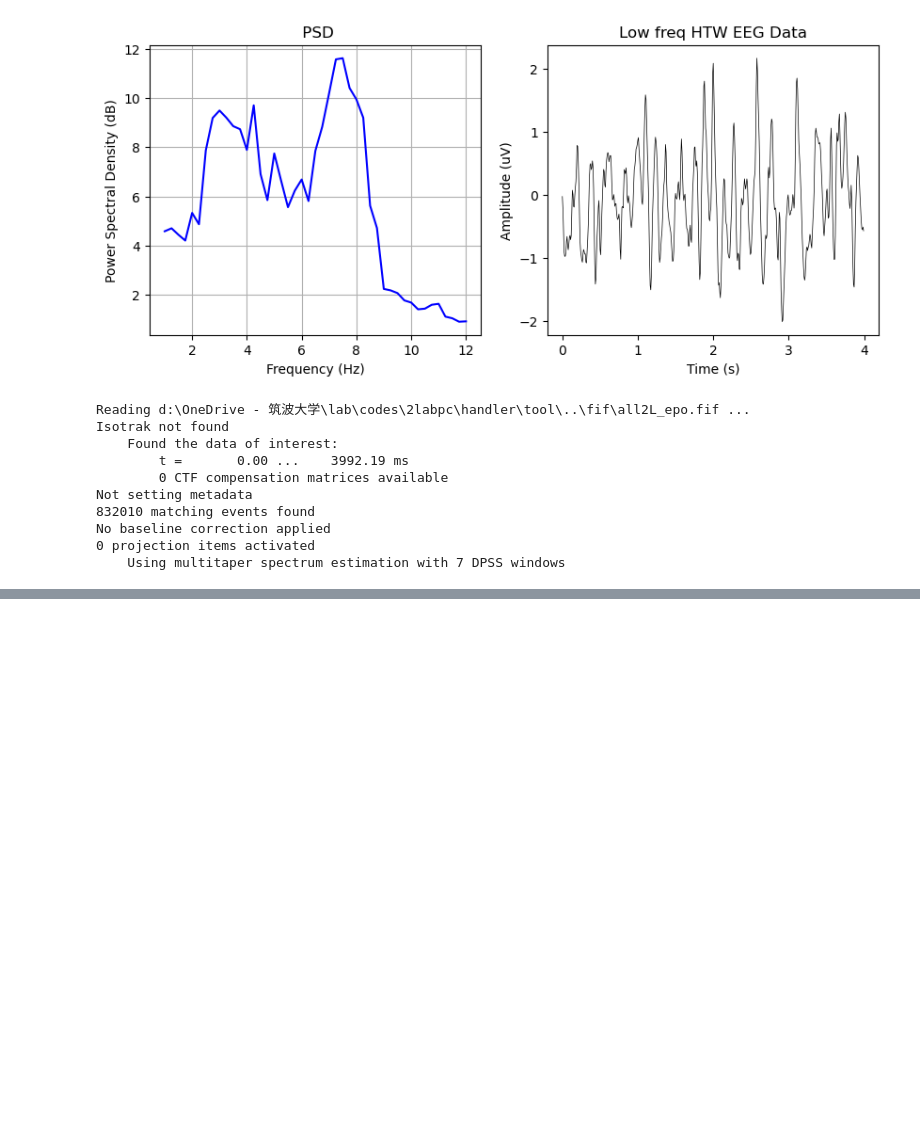
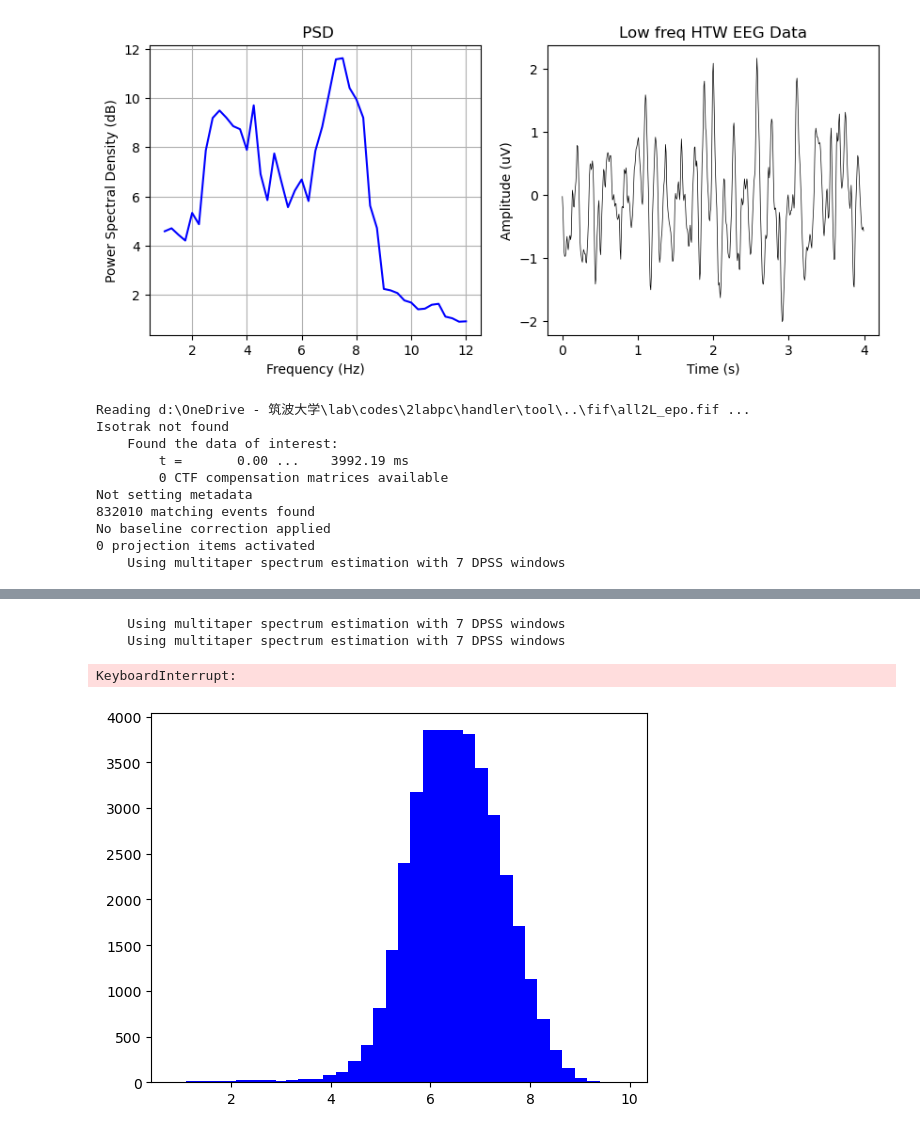
Before and after one commit to impPie/labpc, a Jupyter notebook: handler/tool/newVis.ipynb, the cells around one changed output, grey strips where cells are left out. Cells and saved outputs as stored; diff of their text form; code cells hidden in the pictures; blank space fills up the shorter version.

```diff
--- a/handler/tool/newVis.ipynb
+++ b/handler/tool/newVis.ipynb
@@ -425,0 +428,6 @@ No baseline correction applied
+# %%
+import mne
+import matplotlib.pyplot as plt
+
+epochs = mne.read_epochs("../fif/all_epo.fif")
+# fig, axs = plt.subplots(nrows=1, ncols=3, figsize=(16, 4))
@@ -425,0 +444,50 @@ No baseline correction applied
+# %%
+import matplotlib.pyplot as plt
+import numpy as np
+
+def critical_point(psd, f):
+    psd = psd.flatten()
+    f = f.flatten()
+    max_ind = 1
+    max_cp = 0
+    for cp in range(len(f)):
+        l = np.sum(psd[:cp])
+        h = np.sum(psd[cp:])
+        h_ind = abs((h-l)/(h+l))
+
+        if h_ind < max_ind:
+            max_ind = h_ind
+            max_cp = cp
+            # print("CP:{} | L:{} | H:{}".format(cp,l,h))
+            # print("Percentage: L = {}% | H = {}%".format(100*l/(l+h), 100*h/(l+h)))
+    return f[max_cp]
+
+def cp_bar(l):
+    psd, freqs = epochs[l].compute_psd(
+        fmin=1, fmax=12).get_data(return_freqs=True)
+    psd = psd.reshape(-1, 45)
+    ct = []
+    for i in psd:
+        ct.append(critical_point(i, freqs))
+
+    d = {x: ct.count(x) for x in ct}
+
+    f = d.keys()
+    n = d.values()
+    plt.bar(f, n, color="blue", label="{}TW".format(l))
+
+
+    # plt.bar(f, n, color="blue", label="LTW")
+    # plt.bar(*zip(*d.items()))
+cp_bar("H")
+cp_bar("L")
+plt.title('critical value')
+plt.xlabel('Frequency (Hz)')
+plt.ylabel('epoch count')
+plt.legend()
+plt.show()
+# %% [output]
+    Using multitaper spectrum estimation with 7 DPSS windows
+    Using multitaper spectrum estimation with 7 DPSS windows
+KeyboardInterrupt:
+[figure, added]
```
Also changed, not shown: parts of 2 cells of this notebook.
